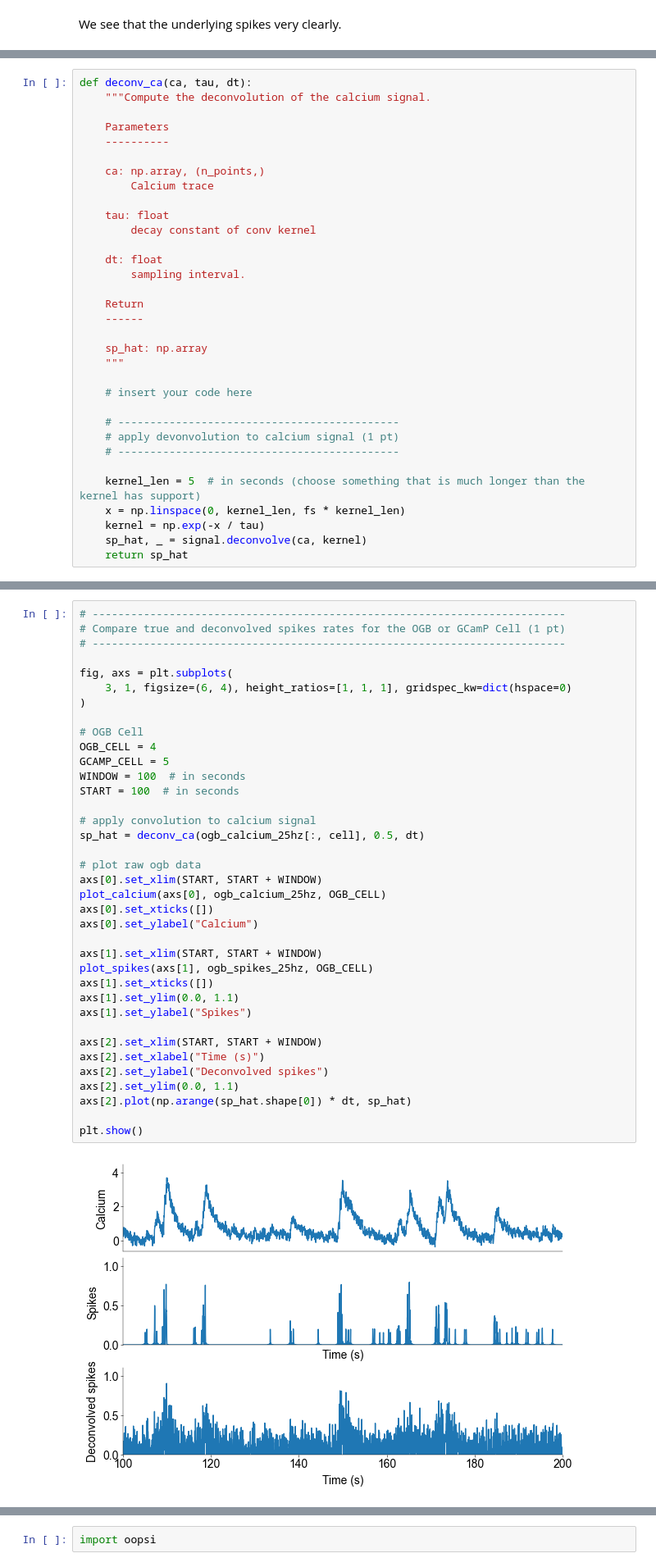
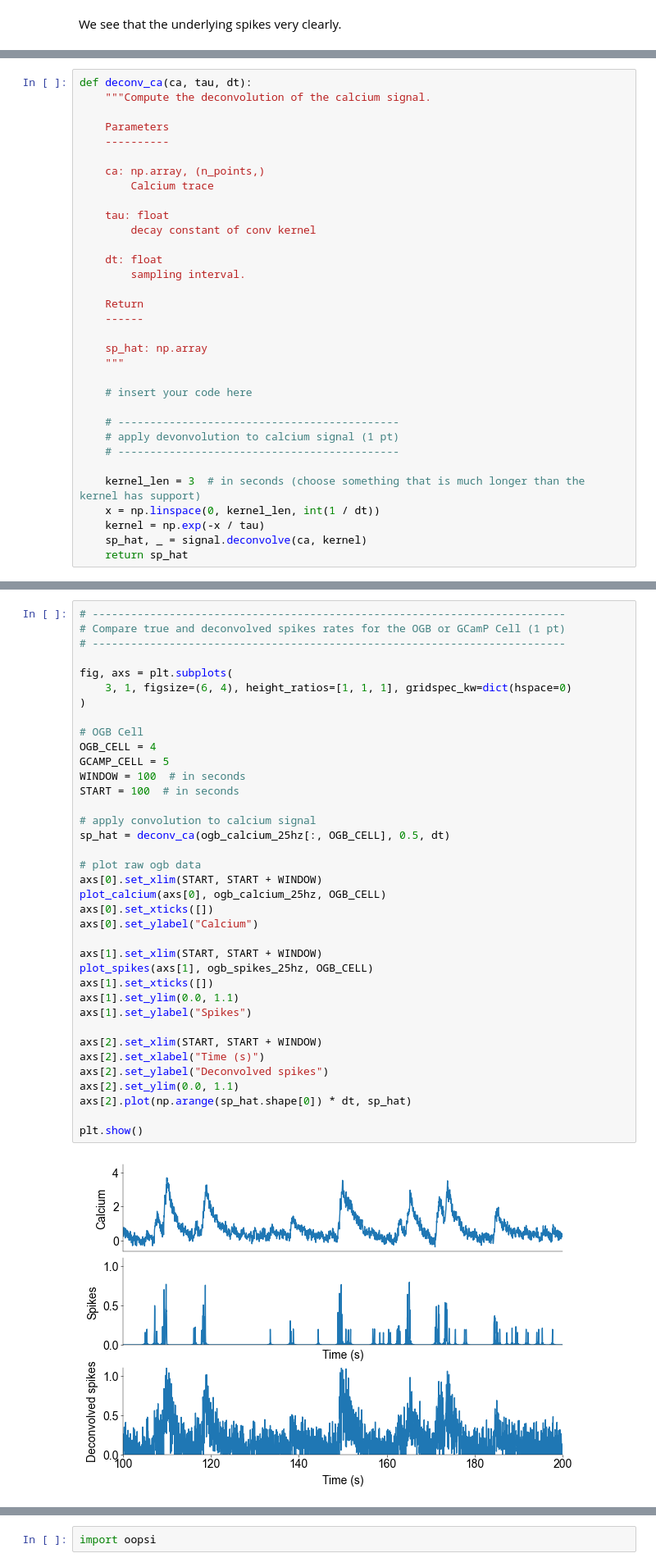
Before and after one commit to H-Kugler/neural-data-science, a Jupyter notebook: notebooks/CodingLab3_harri.ipynb, the cells around one changed output, grey strips where cells are left out. Shown at 82% size. Cells and saved outputs as stored; diff of their text form.

```diff
--- a/notebooks/CodingLab3_harri.ipynb
+++ b/notebooks/CodingLab3_harri.ipynb
@@ -214,8 +195,8 @@ def deconv_ca(ca, tau, dt):
     # apply devonvolution to calcium signal (1 pt)
     # --------------------------------------------
 
-    kernel_len = 5  # in seconds (choose something that is much longer than the kernel has support)
-    x = np.linspace(0, kernel_len, fs * kernel_len)
+    kernel_len = 3  # in seconds (choose something that is much longer than the kernel has support)
+    x = np.linspace(0, kernel_len, int(1 / dt))
     kernel = np.exp(-x / tau)
     sp_hat, _ = signal.deconvolve(ca, kernel)
     return sp_hat
@@ -249,35 +230,35 @@ fig, axs = plt.subplots(
 )
 
 # OGB Cell
 OGB_CELL = 4
 GCAMP_CELL = 5
 WINDOW = 100  # in seconds
 START = 100  # in seconds
 
 # apply convolution to calcium signal
-sp_hat = deconv_ca(ogb_calcium_25hz[:, cell], 0.5, dt)
+sp_hat = deconv_ca(ogb_calcium_25hz[:, OGB_CELL], 0.5, dt)
 
 # plot raw ogb data
 axs[0].set_xlim(START, START + WINDOW)
 plot_calcium(axs[0], ogb_calcium_25hz, OGB_CELL)
 axs[0].set_xticks([])
 axs[0].set_ylabel("Calcium")
 
 axs[1].set_xlim(START, START + WINDOW)
 plot_spikes(axs[1], ogb_spikes_25hz, OGB_CELL)
 axs[1].set_xticks([])
 axs[1].set_ylim(0.0, 1.1)
 axs[1].set_ylabel("Spikes")
 
 axs[2].set_xlim(START, START + WINDOW)
 axs[2].set_xlabel("Time (s)")
 axs[2].set_ylabel("Deconvolved spikes")
 axs[2].set_ylim(0.0, 1.1)
 axs[2].plot(np.arange(sp_hat.shape[0]) * dt, sp_hat)
 
 plt.show()
 # %% [output]
-[figure, old version]
+[figure, new version]
 # %% [markdown]
 ## Task 3: Run more complex algorithm
 
```
Also changed, not shown: parts of 9 cells of this notebook.
